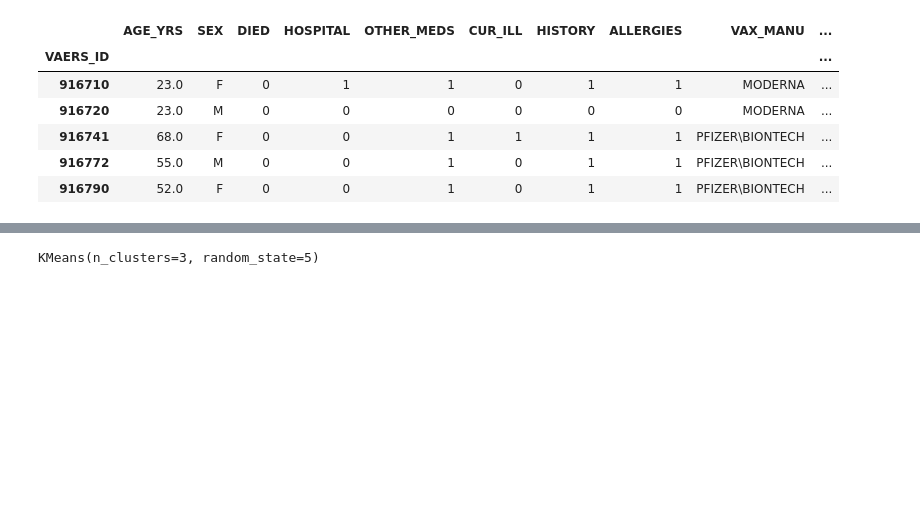
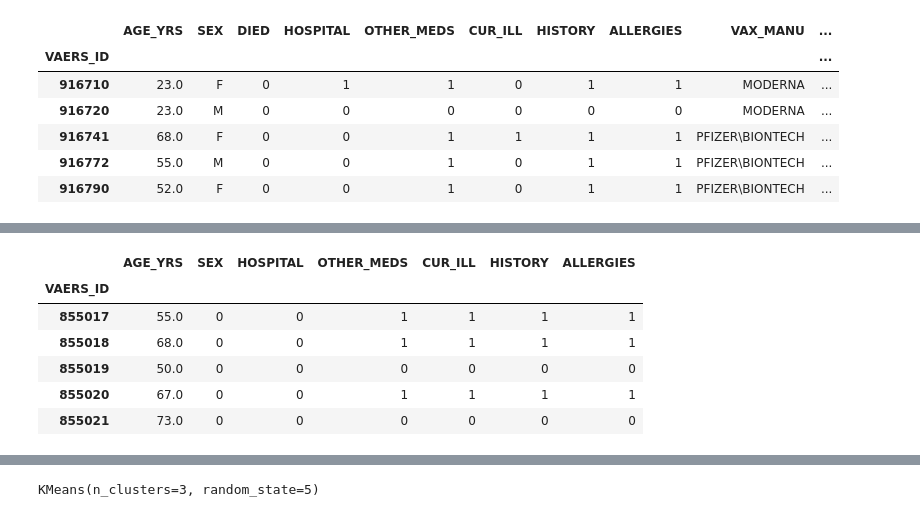
Before and after one commit to zoomdmartin02/Covid_Vaccine_Analysis, a Jupyter notebook: Model_team11.ipynb, the cells around one changed output, grey strips where cells are left out. Cells and saved outputs as stored; diff of their text form; code cells hidden in the pictures; blank space fills up the shorter version.

Commit message:
updating Model_11.ipynb with shell of logistic regression model

```diff
--- a/Model_team11.ipynb
+++ b/Model_team11.ipynb
@@ -379,0 +452,13 @@ VAERS_DATA_VAX_all_df.head()
+# %%
+### Logistic Regression Model to predict death
+y = VAERS_DATA_VAX_all_df["DIED"]
+X = VAERS_DATA_VAX_all_df.drop(["DIED"], axis=1)
+X.head()
+# %% [output]
+|  | AGE_YRS | SEX | HOSPITAL | OTHER_MEDS | CUR_ILL | HISTORY | ALLERGIES |
+| VAERS_ID |  |  |  |  |  |  |  |
+| 855017 | 55.0 | 0 | 0 | 1 | 1 | 1 | 1 |
+| 855018 | 68.0 | 0 | 0 | 1 | 1 | 1 | 1 |
+| 855019 | 50.0 | 0 | 0 | 0 | 0 | 0 | 0 |
+| 855020 | 67.0 | 0 | 0 | 1 | 1 | 1 | 1 |
+| 855021 | 73.0 | 0 | 0 | 0 | 0 | 0 | 0 |
```
Also changed, not shown: parts of 14 cells of this notebook.
